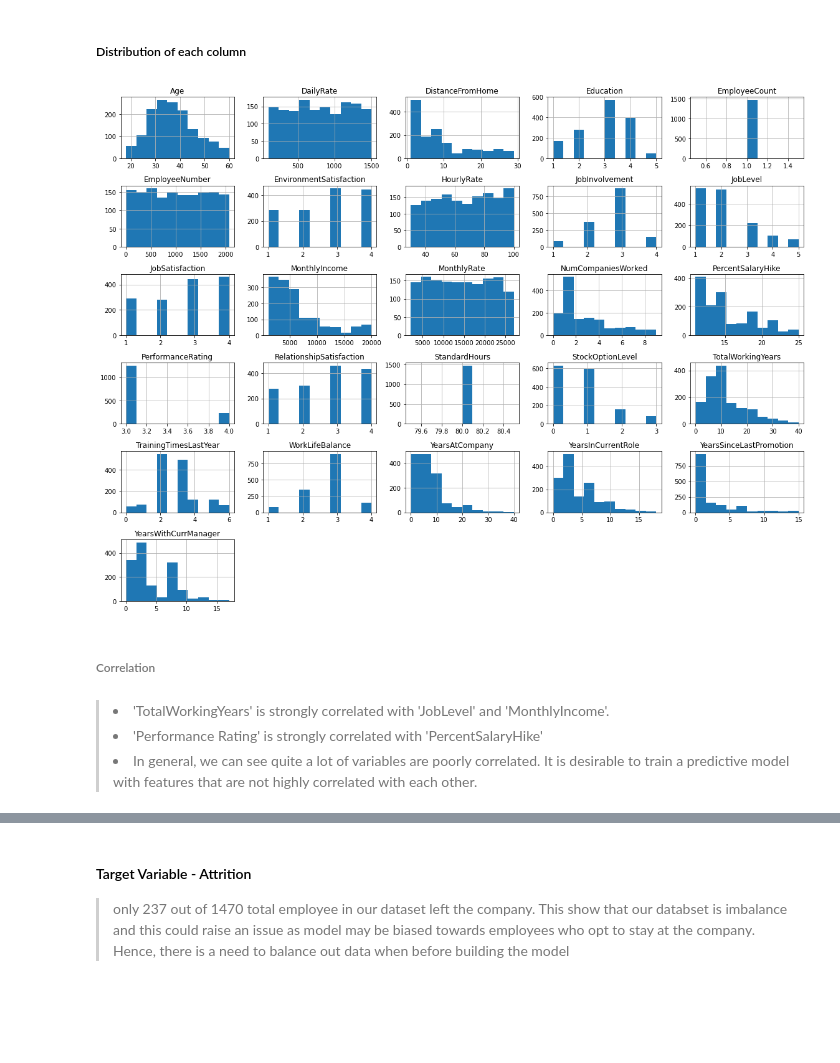
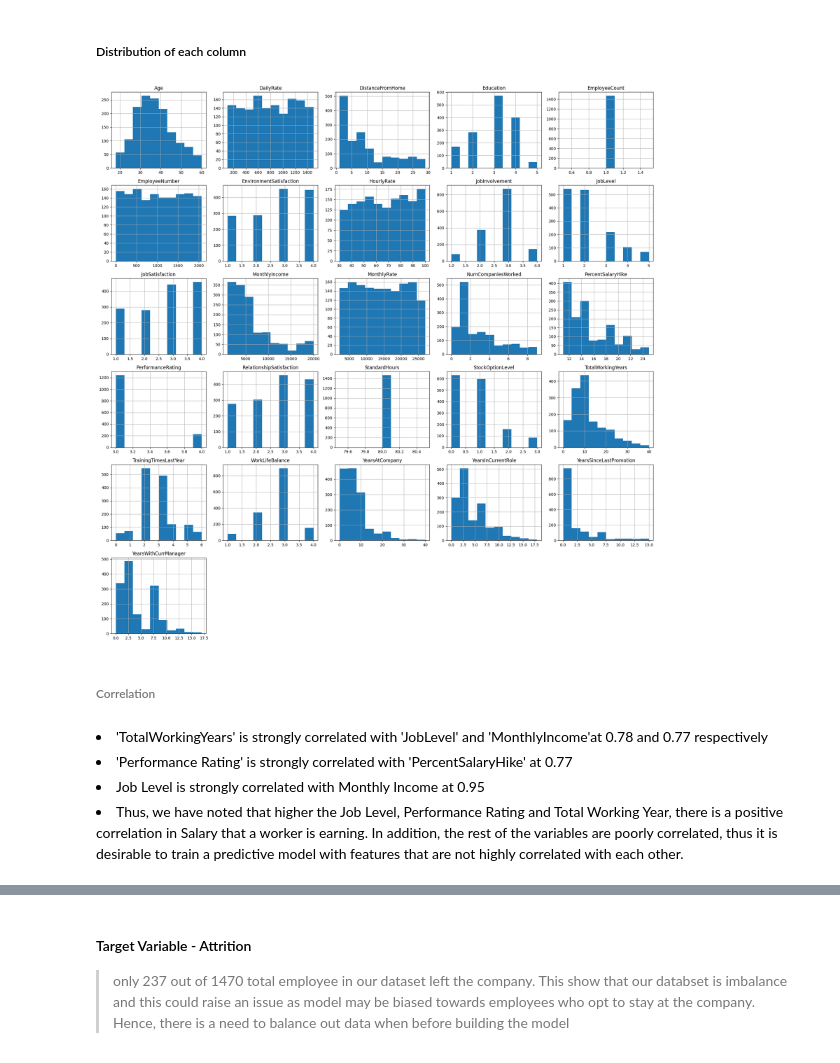
Before and after one commit to evelynpehty/Predicting-the-Risk-of-Employee-Attrition-, a Jupyter notebook: Project - Exploratory Data Analysis.ipynb, the cells around one changed output, grey strips where cells are left out. Drawn from its saved outputs; the diff is of its cells as text; code cells hidden in the pictures; blank space fills up the shorter version.

```diff
--- a/Project - Exploratory Data Analysis.ipynb
+++ b/Project - Exploratory Data Analysis.ipynb
@@ -138,14 +210,17 @@ col_to_drop = col_to_drop.append(df.loc[:, df.nunique() == df.shape[0]].columns)
 # %% [markdown]
 ##### Distribution of each column
 # %%
-df.hist(figsize=(16,12))
+df.hist(figsize=(20,20))
 plt.tight_layout()
 # %% [output]
-[figure, old version]
+[figure, new version]
 # %% [markdown]
 ###### Correlation
 # %% [markdown]
-> <li>'TotalWorkingYears' is strongly correlated with 'JobLevel' and 'MonthlyIncome'.</li><li>'Performance Rating' is strongly correlated with 'PercentSalaryHike'</li> <li> In general, we can see quite a lot of variables are poorly correlated. It is desirable to train a predictive model with features that are not highly correlated with each other.</li>
+<li>'TotalWorkingYears' is strongly correlated with 'JobLevel' and 'MonthlyIncome'at 0.78 and 0.77 respectively</li><li>'Performance Rating' is strongly correlated with 'PercentSalaryHike' at 0.77</li>
+<li>Job Level is strongly correlated with Monthly Income at 0.95 </li>
+<li> Thus, we have noted that higher the Job Level, Performance Rating and Total Working Year, there is a positive correlation in Salary that a worker is earning. In addition, the rest of the variables are poorly correlated, thus it is desirable to train a predictive model with features that are not highly correlated with each other.
+</li>
 # %%
 # let's see the correlation between the features
 plt.subplots(figsize = (20, 20))
```
Also changed, not shown: parts of 55 cells of this notebook, 1 other file.
